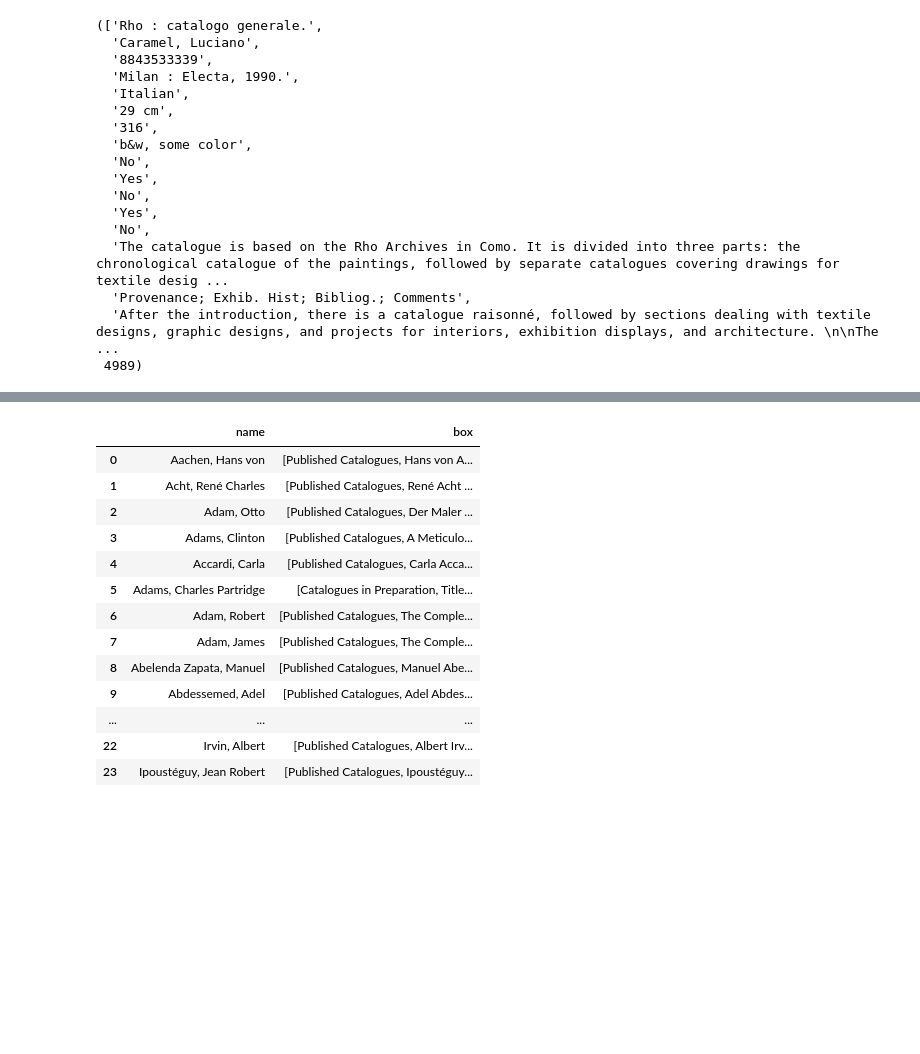
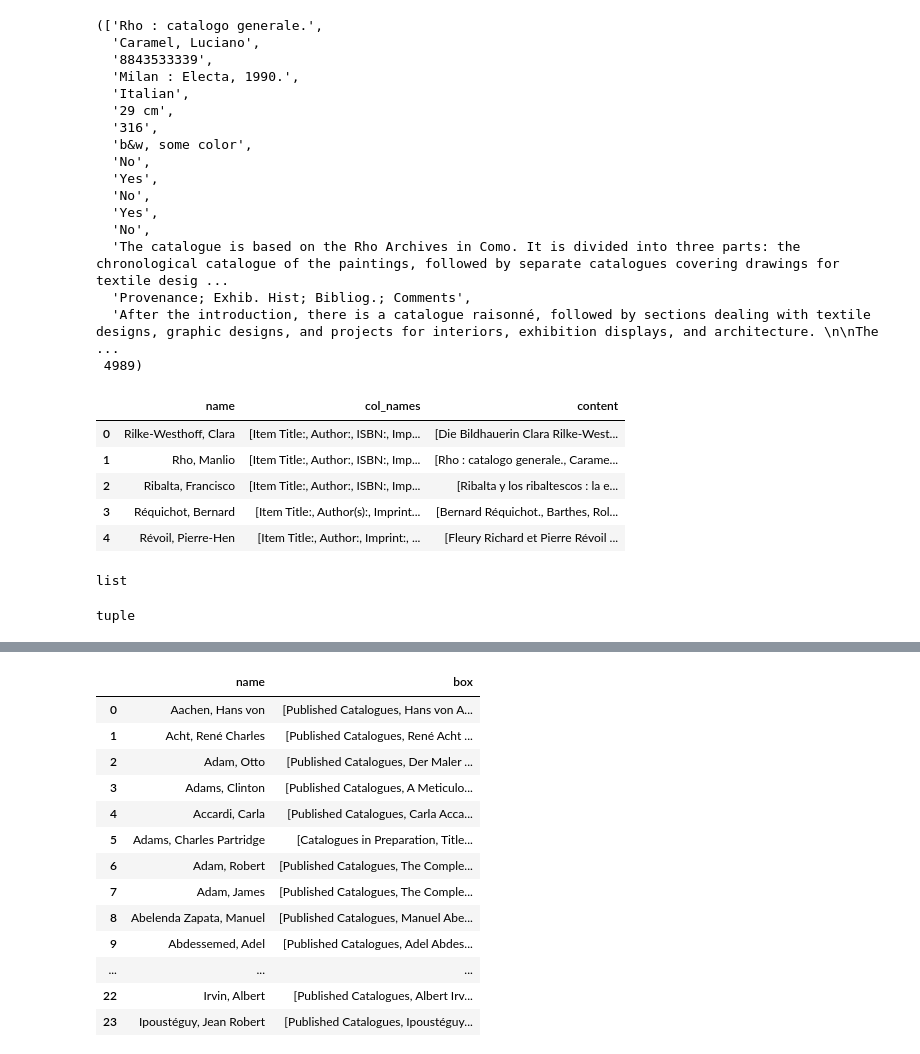
Before and after one commit to ramonprz01/art-auction, a Jupyter notebook: cleaning_part.ipynb, the cells around one changed output, grey strips where cells are left out. Drawn from its saved outputs; the diff is of its cells as text; code cells hidden in the pictures; blank space fills up the shorter version.

```diff
--- a/cleaning_part.ipynb
+++ b/cleaning_part.ipynb
@@ -229,3 +229,21 @@ data_cols = ['Artist name', 'Item Title', 'Status (Published or in Preparation)'
              'Exhibition List', 'Chronology', 'Individual Entries Contain', 'Public Note']
 # %%
 third_page = pd.DataFrame(list(zip(artist_three, cols_news, new_content)), columns = ['name', 'col_names', 'content'])
+third_page.head()
+# %% [output]
+|  | name | col_names | content |
+| 0 | Rilke-Westhoff, Clara | [Item Title:, Author:, ISBN:, Imp... | [Die Bildhauerin Clara Rilke-West... |
+| 1 | Rho, Manlio | [Item Title:, Author:, ISBN:, Imp... | [Rho : catalogo generale., Carame... |
+| 2 | Ribalta, Francisco | [Item Title:, Author:, ISBN:, Imp... | [Ribalta y los ribaltescos : la e... |
+| 3 | Réquichot, Bernard | [Item Title:, Author(s):, Imprint... | [Bernard Réquichot., Barthes, Rol... |
+| 4 | Révoil, Pierre-Hen | [Item Title:, Author:, Imprint:, ... | [Fleury Richard et Pierre Révoil ... |
+# %%
+double_list = list(zip(cols_news, new_content))
+type(double_list)
+# %% [output]
+list
+# %%
+test_third_page = pd.DataFrame(list(zip(artist_three, zip(cols_news, new_content))), columns = ['name', 'col_names_content'])
+type(test_third_page.col_names_content[0])
+# %% [output]
+tuple
```
Also changed, not shown: parts of 1 cell of this notebook.
